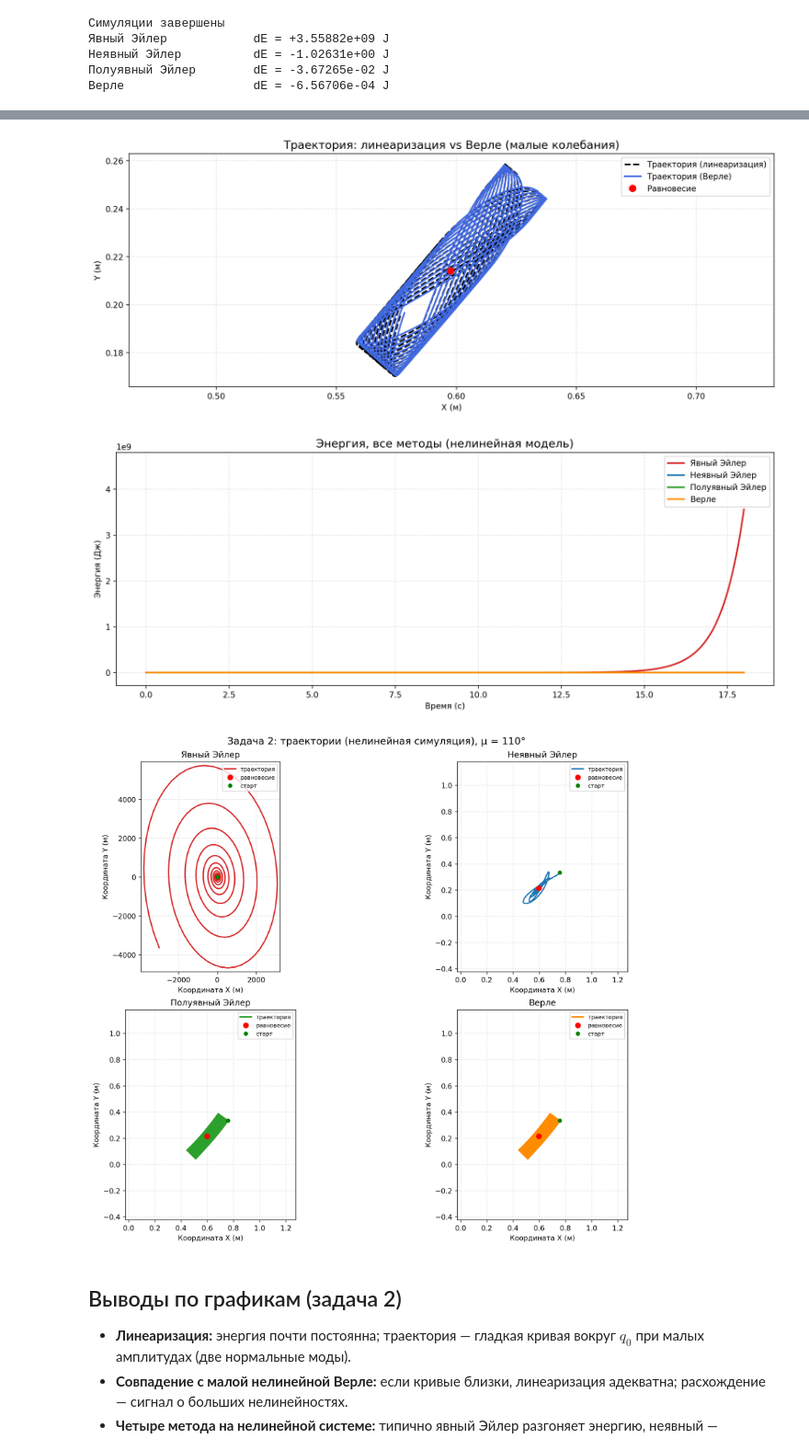
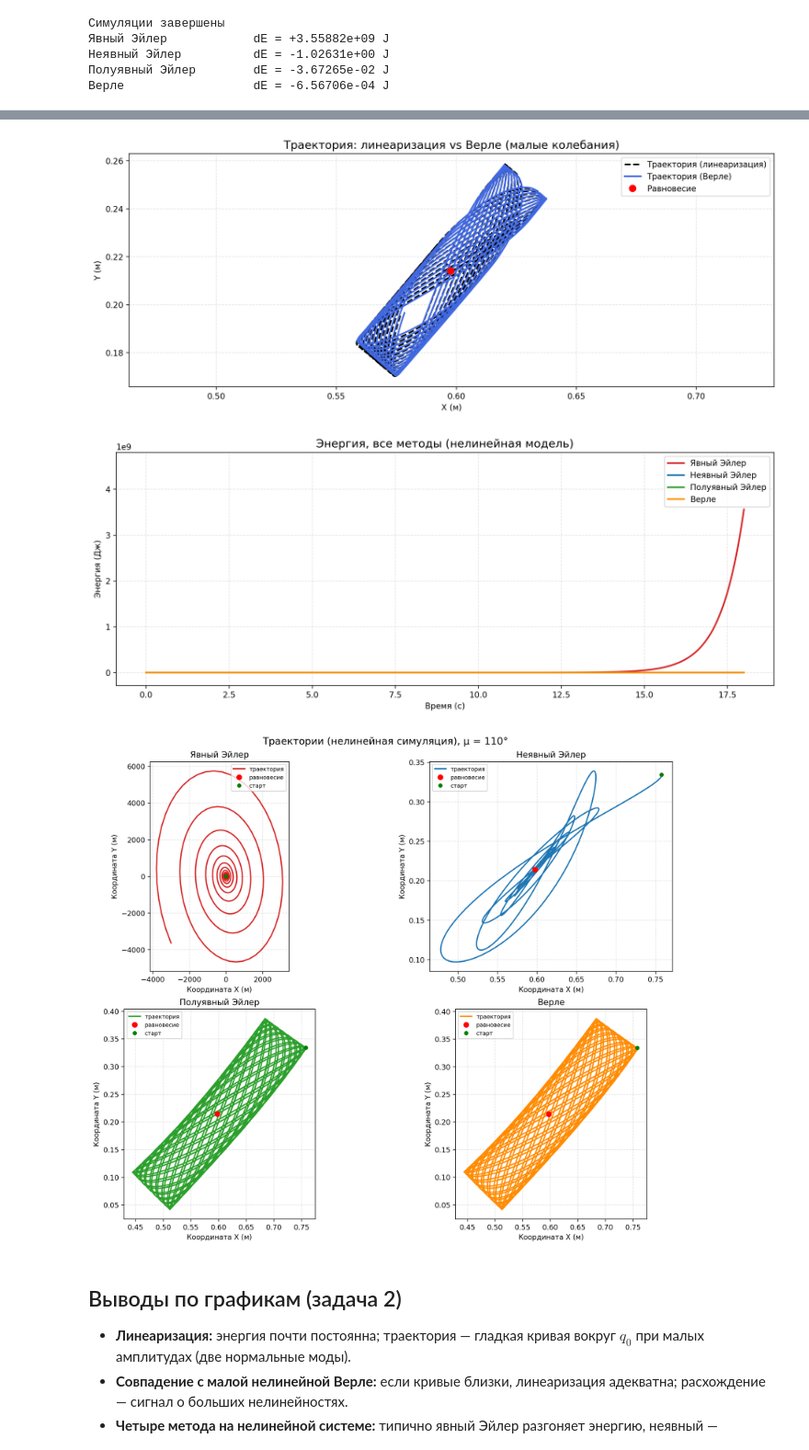
Before and after one commit to DenMusya/physics-in-games, a Jupyter notebook: hw1/analysis/task2_analytics.ipynb, the cells around one changed output, grey strips where cells are left out. Shown at 92% size. Drawn from its saved outputs; the diff is of its cells as text; code cells hidden in the pictures.

```diff
--- a/hw1/analysis/task2_analytics.ipynb
+++ b/hw1/analysis/task2_analytics.ipynb
@@ -379,51 +379,35 @@ method_order = ("explicit", "implicit", "semi", "verlet")
 for ax, method_id in zip(axes.ravel(), method_order):
     r = results[method_id]
     q = r["q"]
     ax.plot(q[:, 0], q[:, 1], color=colors[method_id], lw=1.8, label="траектория")
     ax.plot(q_eq[0], q_eq[1], "ro", markersize=7, label="равновесие")
     ax.plot(q0_methods[0], q0_methods[1], "go", markersize=5, label="старт")
-    # ax.scatter(
-    #     [C1[0], C2[0], C3[0]],
-    #     [C1[1], C2[1], C3[1]],
-    #     c=["purple", "green", "darkorange"],
-    #     s=28,
-    #     zorder=4,
-    #     label="якоря",
-    # )
     ax.set_title(r["label"], fontsize=12)
     ax.set_xlabel("Координата X (м)")
     ax.set_ylabel("Координата Y (м)")
     ax.grid(True, linestyle="--")
     ax.legend(loc="best", fontsize=8)
 
     xs = q[:, 0]
     ys = q[:, 1]
     ok = np.isfinite(xs) & np.isfinite(ys)
     xs = np.append(
         xs[ok],
         [float(q_eq[0]), float(q0_methods[0]), float(C1[0]), float(C2[0]), float(C3[0])],
     )
     ys = np.append(
         ys[ok],
         [float(q_eq[1]), float(q0_methods[1]), float(C1[1]), float(C2[1]), float(C3[1])],
     )
-    xmin, xmax = float(np.min(xs)), float(np.max(xs))
-    ymin, ymax = float(np.min(ys)), float(np.max(ys))
-    sx = max(xmax - xmin, 1e-9)
-    sy = max(ymax - ymin, 1e-9)
-    px = max(0.02 * sx, 1e-6)
-    py = max(0.02 * sy, 1e-6)
-    ax.set_xlim(xmin - px, xmax + px)
-    ax.set_ylim(ymin - py, ymax + py)
     ax.set_aspect("equal", adjustable="box")
 
-fig.suptitle("Задача 2: траектории (нелинейная симуляция), μ = 110°", fontsize=14)
+fig.suptitle("Траектории (нелинейная симуляция), μ = 110°", fontsize=14)
 plt.show()
 # %% [output]
 [figure]
 [figure]
 [figure]
-[figure, old version]
+[figure, new version]
 # %% [markdown]
 ## Выводы по графикам (задача 2)
 
```
